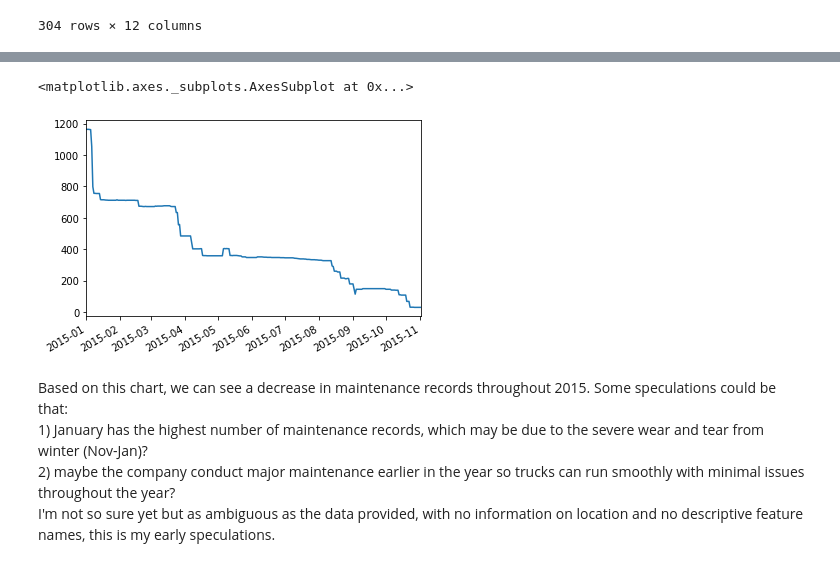
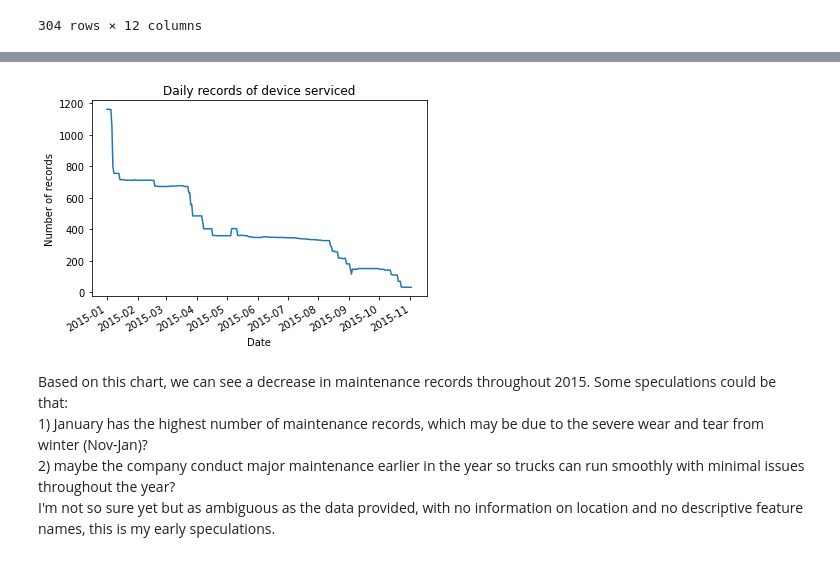
Before and after one commit to kvan493/Device_Failure, a Jupyter notebook: Device_Failure_2.ipynb, the cells around one changed output, grey strips where cells are left out. Drawn from its saved outputs; the diff is of its cells as text; code cells hidden in the pictures.

```diff
--- a/Device_Failure_2.ipynb
+++ b/Device_Failure_2.ipynb
@@ -221,11 +203,14 @@ When comparing the unique values from the entire dataset vs. those from serial n
 # %%
 #Converting feature "date" from object to datetime.
 df['date'] = pd.to_datetime(df['date'])
-# %%
-#Counting how many records per day
-df['date'].value_counts().plot()
-# %% [output]
-<matplotlib.axes._subplots.AxesSubplot at 0x...>
-[figure, removed]
+# %%
+#Counting daily records
+df['date'].value_counts().plot()
+plt.title('Daily records of device serviced')
+plt.xlabel('Date')
+plt.ylabel('Number of records')
+plt.show();
+# %% [output]
+[figure, added]
 # %% [markdown]
 Based on this chart, we can see a decrease in maintenance records throughout 2015. Some speculations could be that: <br> 1) January has the highest number of maintenance records, which may be due to the severe wear and tear from winter (Nov-Jan)? <br> 2) maybe the company conduct major maintenance earlier in the year so trucks can run smoothly with minimal issues throughout the year?<br> I'm not so sure yet but as ambiguous as the data provided, with no information on location and no descriptive feature names, this is my early speculations.
```
Also changed, not shown: parts of 63 cells of this notebook.
